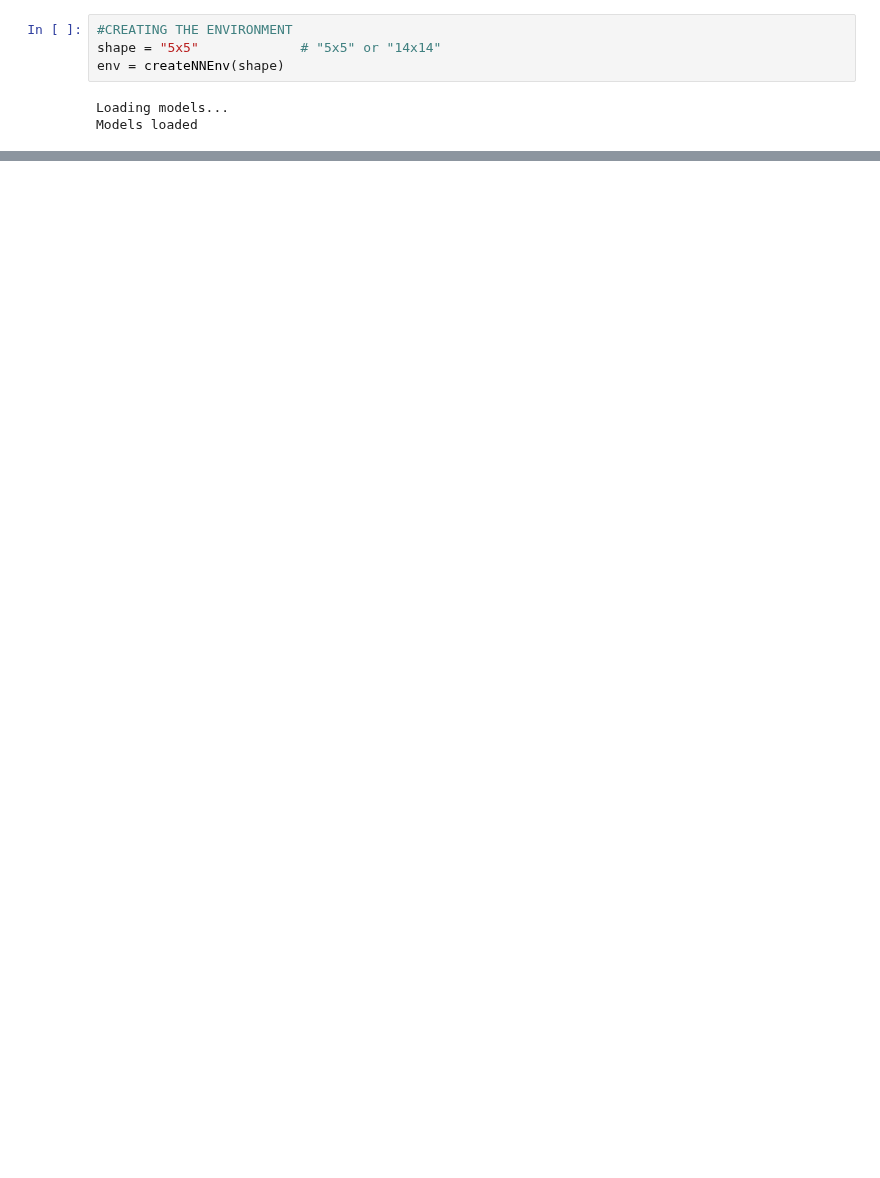
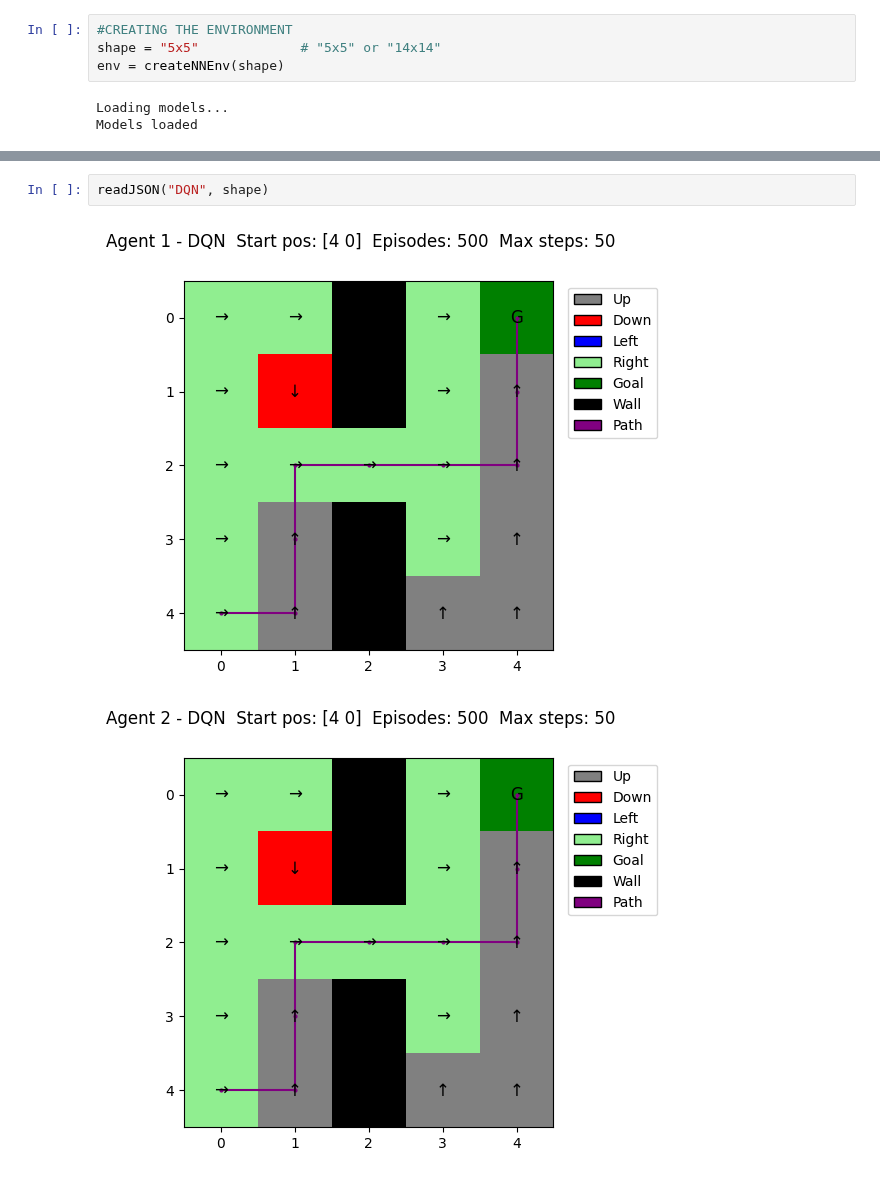
Before and after one commit to salvalago23/TFG_Salvador_Perez_GR, a Jupyter notebook: src/5_DQNtrain&replay.ipynb, the cells around one changed output, grey strips where cells are left out. Cells and saved outputs as stored; diff of their text form; blank space fills up the shorter version.

```diff
--- a/src/5_DQNtrain&replay.ipynb
+++ b/src/5_DQNtrain&replay.ipynb
@@ -171,3 +180,8 @@ with open(f"../data/csv/historyDQN.csv", 'a') as f:
         print("Agente", i+1, "terminado en", t, "pasos")"""
 # %% [output]
 'agent_replay = DDQNAgent(state_size=env.observation_space.shape[0],action_size=env.action_space.n,seed=0, fc1_unit=128, fc2_unit=128)\nagent_replay.qnetwork_local.load_state_dict(torch.load(\'../data ...
+# %%
+readJSON("DQN", shape)
+# %% [output]
+[figure, added]
+[figure, added]
```
Also changed, not shown: parts of 8 cells of this notebook, 53 other files.
